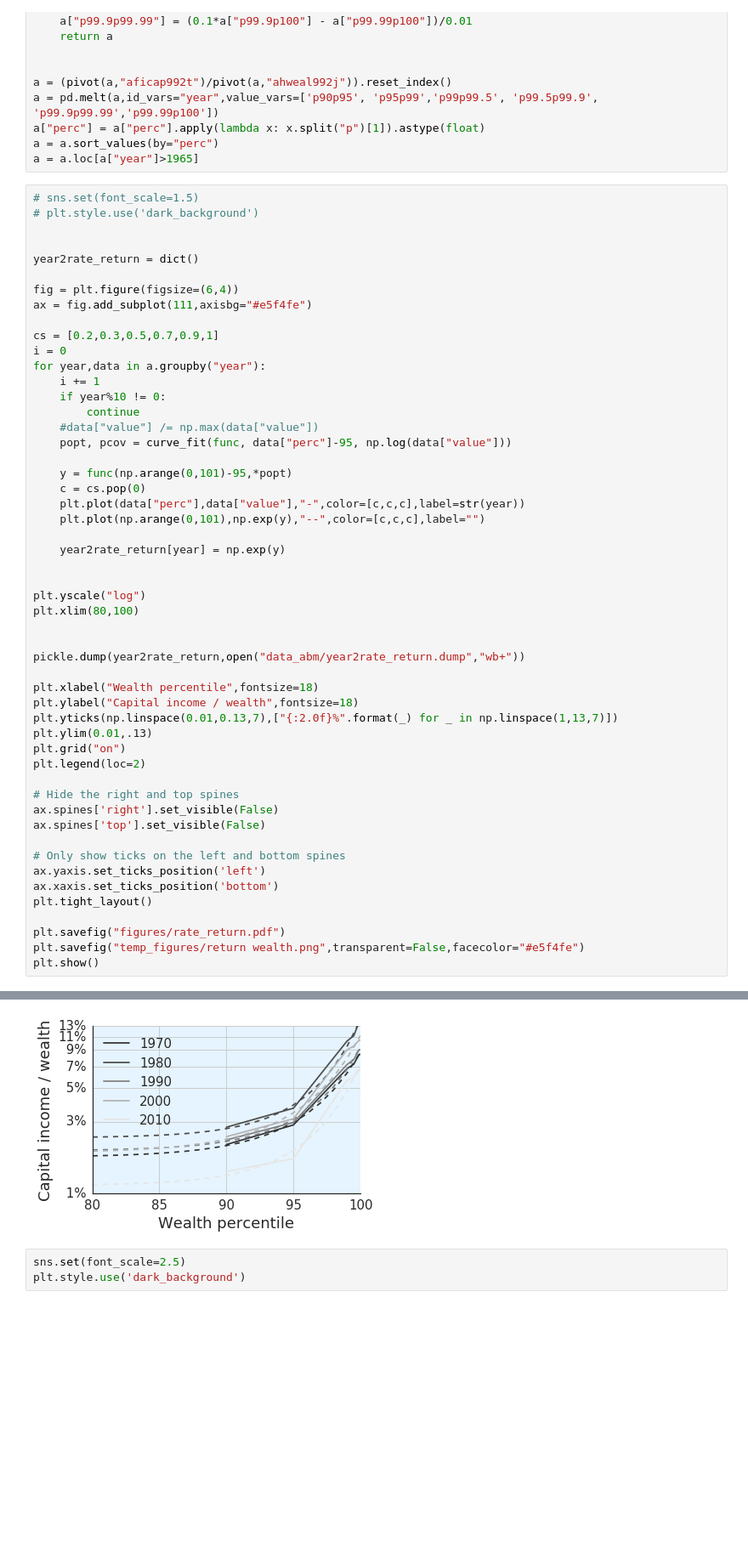
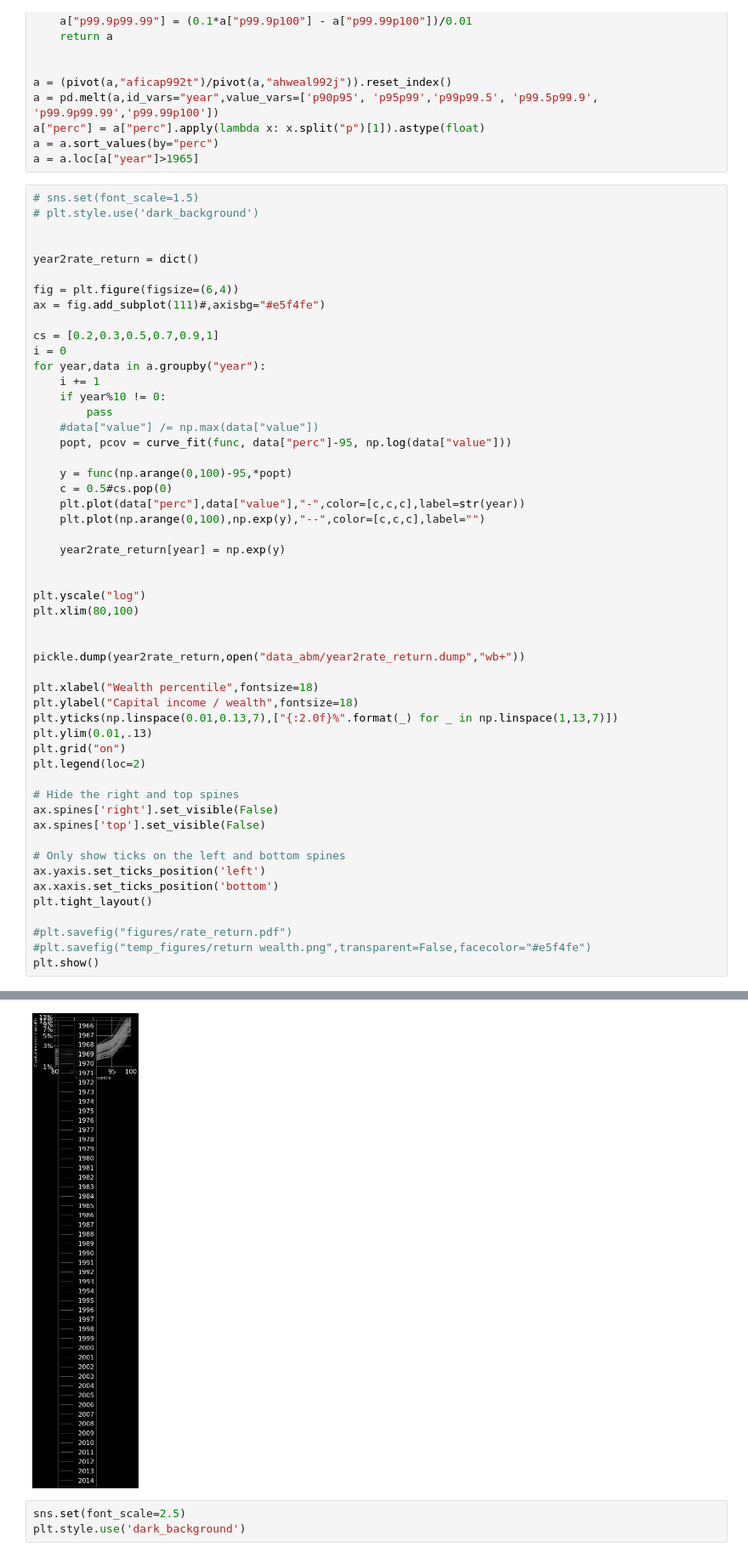
Before and after one commit to jgarciab/income_inequality, a Jupyter notebook: mesa_model/income_inequality.ipynb, the cells around one changed output, grey strips where cells are left out. Shown at 85% size. Cells and saved outputs as stored; diff of their text form; blank space fills up the shorter version.

```diff
--- a/mesa_model/income_inequality.ipynb
+++ b/mesa_model/income_inequality.ipynb
@@ -144,21 +158,21 @@ a = a.loc[a["year"]>1965]
 year2rate_return = dict()
 
 fig = plt.figure(figsize=(6,4))
-ax = fig.add_subplot(111,axisbg="#e5f4fe")
+ax = fig.add_subplot(111)#,axisbg="#e5f4fe")
 
 cs = [0.2,0.3,0.5,0.7,0.9,1]
 i = 0
 for year,data in a.groupby("year"):
     i += 1
     if year%10 != 0:
-        continue
+        pass
     #data["value"] /= np.max(data["value"])
     popt, pcov = curve_fit(func, data["perc"]-95, np.log(data["value"]))
 
-    y = func(np.arange(0,101)-95,*popt)
-    c = cs.pop(0)
+    y = func(np.arange(0,100)-95,*popt)
+    c = 0.5#cs.pop(0)
     plt.plot(data["perc"],data["value"],"-",color=[c,c,c],label=str(year))
-    plt.plot(np.arange(0,101),np.exp(y),"--",color=[c,c,c],label="")
+    plt.plot(np.arange(0,100),np.exp(y),"--",color=[c,c,c],label="")
 
     year2rate_return[year] = np.exp(y)
 
@@ -185,7 +199,7 @@ ax.yaxis.set_ticks_position('left')
 ax.xaxis.set_ticks_position('bottom')
 plt.tight_layout()
 
-plt.savefig("figures/rate_return.pdf")
-plt.savefig("temp_figures/return wealth.png",transparent=False,facecolor="#e5f4fe")
+#plt.savefig("figures/rate_return.pdf")
+#plt.savefig("temp_figures/return wealth.png",transparent=False,facecolor="#e5f4fe")
 plt.show()
 # %% [output]
@@ -192,4 +208,4 @@ plt.show()
-[figure, old version]
+[figure, new version]
 # %%
 sns.set(font_scale=2.5)
 plt.style.use('dark_background')
```
Also changed, not shown: parts of 3 cells of this notebook, 9 other files.
